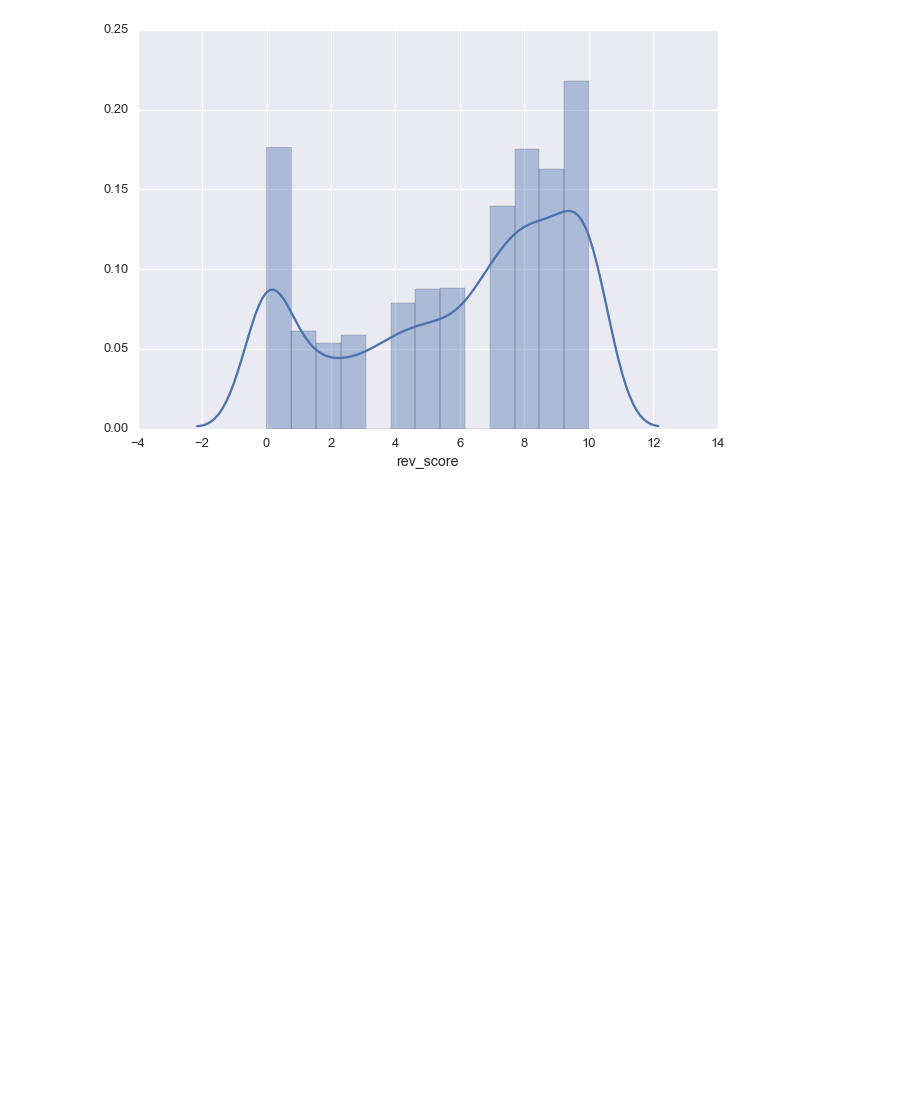
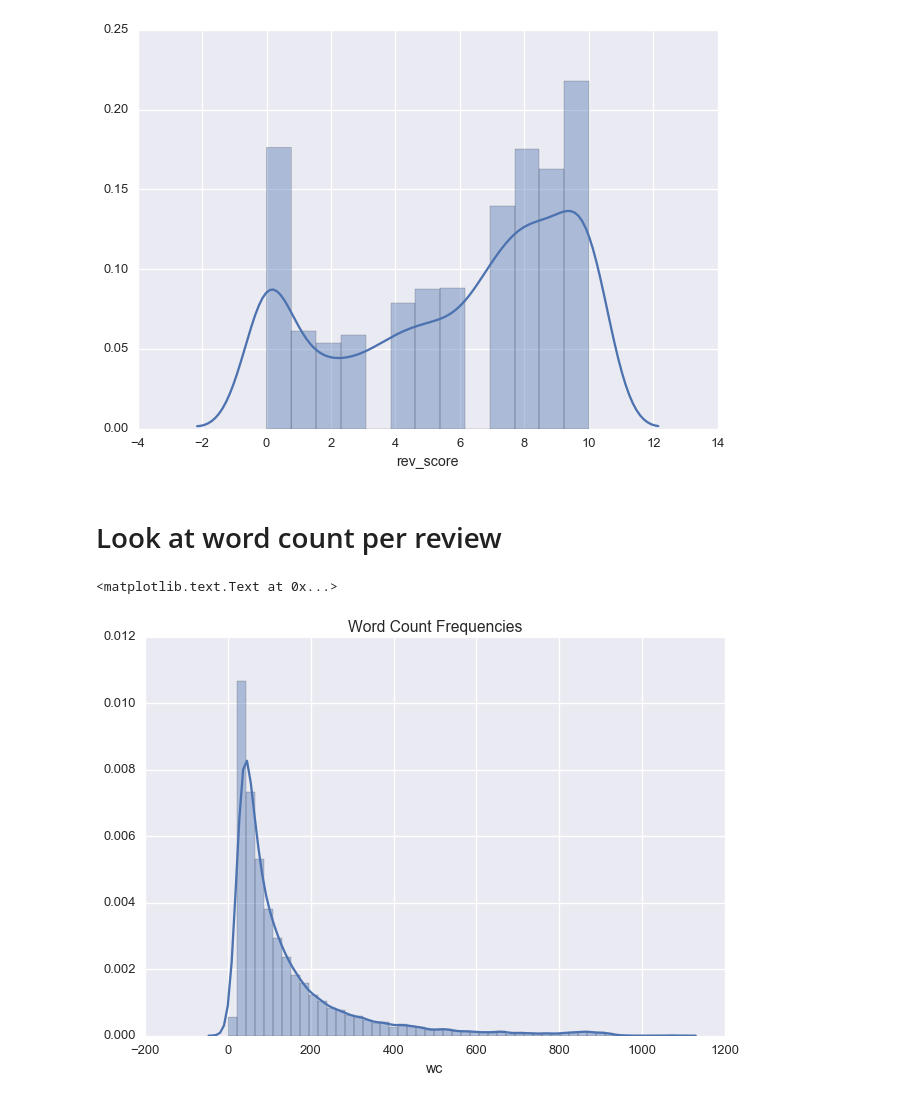
Before and after one commit to rick-wolf/ScrapeGame, a Jupyter notebook: notebooks/EDA.ipynb, the cells around one changed output. Drawn from its saved outputs; the diff is of its cells as text; code cells hidden in the pictures; blank space fills up the shorter version.

Commit message:
explored word counts a bit

```diff
--- a/notebooks/EDA.ipynb
+++ b/notebooks/EDA.ipynb
@@ -106,3 +94,23 @@ sns.distplot(multi_revs['rev_score'])
 # %% [output]
 <matplotlib.axes._subplots.AxesSubplot at 0x...>
 [figure]
+# %% [markdown]
+# Look at word count per review
+# %%
+query = """
+SELECT a.game_id, b.gametitle, a.reviewer, a.text, a.score, a.date
+FROM reviews AS a JOIN games AS b ON a.game_id = b.gameid
+"""
+
+cur.execute(query)
+df = pd.DataFrame(cur.fetchall(), columns=['gameid', 'title', 'reviewer', 'text', 'score', 'date'])
+# %%
+# generate word count of each review
+df['wc'] = df.text.apply(lambda x: len(x.split()))
+df['sc'] = df.text.apply(lambda x: len(x.split('.')))
+# %%
+sns.distplot(df['wc'])
+sns.plt.title('Word Count Frequencies')
+# %% [output]
+<matplotlib.text.Text at 0x...>
+[figure, added]
```
Also changed, not shown: parts of 9 cells of this notebook.
